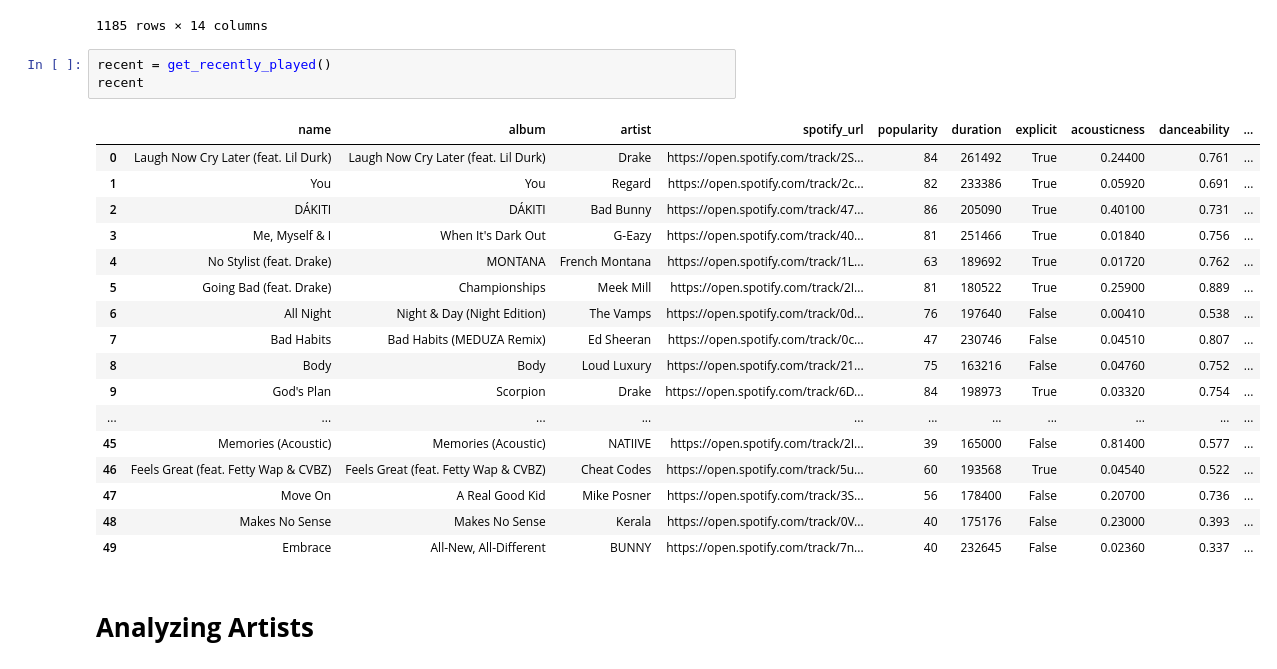
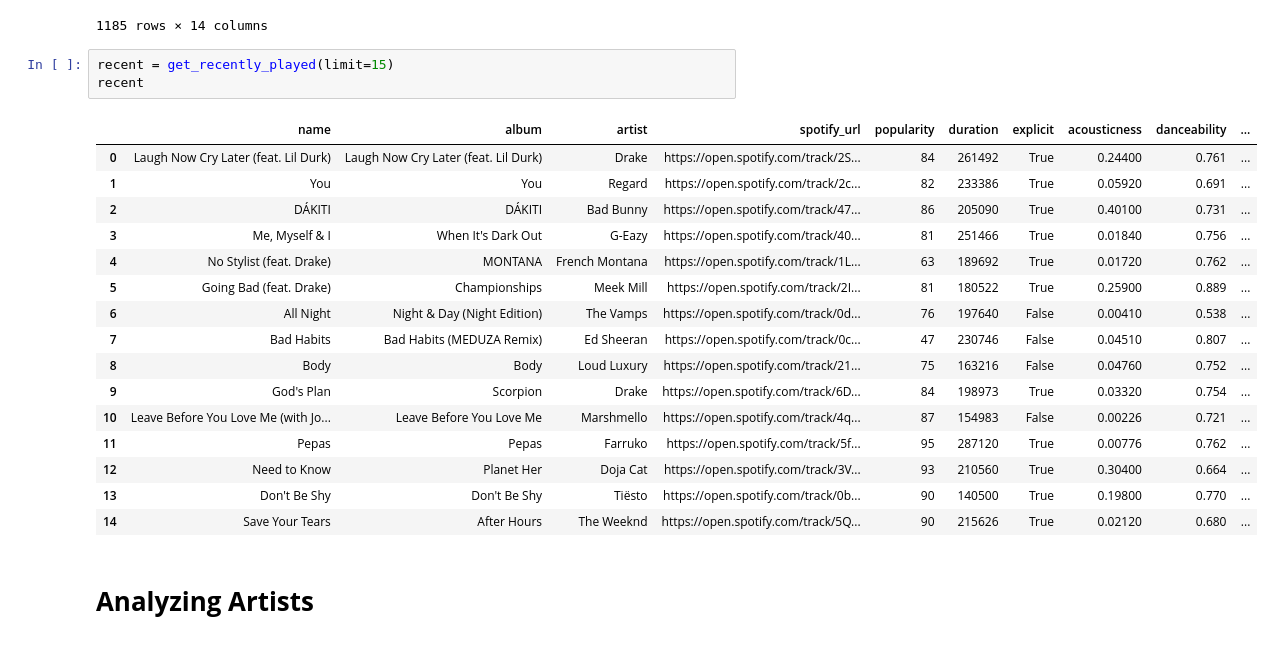
Before and after one commit to jonathanyin12/spotify-analysis, a Jupyter notebook: explore.ipynb, the cells around one changed output. Saved outputs shown, nothing was run; the diff lists cells and outputs as text.

```diff
--- a/explore.ipynb
+++ b/explore.ipynb
@@ -35,26 +35,25 @@ liked_tracks
 | 1184 | All For Love | All For Love | Tungevaag | https://open.spotify.com/track/5V... | 63 | 180484 | False | 0.14500 | 0.689 | ... |
 1185 rows × 14 columns
 # %%
-recent = get_recently_played()
+recent = get_recently_played(limit=15)
 recent
 # %% [output]
 |  | name | album | artist | spotify_url | popularity | duration | explicit | acousticness | danceability | ... |
 | 0 | Laugh Now Cry Later (feat. Lil Durk) | Laugh Now Cry Later (feat. Lil Durk) | Drake | https://open.spotify.com/track/2S... | 84 | 261492 | True | 0.24400 | 0.761 | ... |
 | 1 | You | You | Regard | https://open.spotify.com/track/2c... | 82 | 233386 | True | 0.05920 | 0.691 | ... |
 | 2 | DÁKITI | DÁKITI | Bad Bunny | https://open.spotify.com/track/47... | 86 | 205090 | True | 0.40100 | 0.731 | ... |
 | 3 | Me, Myself & I | When It's Dark Out | G-Eazy | https://open.spotify.com/track/40... | 81 | 251466 | True | 0.01840 | 0.756 | ... |
 | 4 | No Stylist (feat. Drake) | MONTANA | French Montana | https://open.spotify.com/track/1L... | 63 | 189692 | True | 0.01720 | 0.762 | ... |
 | 5 | Going Bad (feat. Drake) | Championships | Meek Mill | https://open.spotify.com/track/2I... | 81 | 180522 | True | 0.25900 | 0.889 | ... |
 | 6 | All Night | Night & Day (Night Edition) | The Vamps | https://open.spotify.com/track/0d... | 76 | 197640 | False | 0.00410 | 0.538 | ... |
 | 7 | Bad Habits | Bad Habits (MEDUZA Remix) | Ed Sheeran | https://open.spotify.com/track/0c... | 47 | 230746 | False | 0.04510 | 0.807 | ... |
 | 8 | Body | Body | Loud Luxury | https://open.spotify.com/track/21... | 75 | 163216 | False | 0.04760 | 0.752 | ... |
 | 9 | God's Plan | Scorpion | Drake | https://open.spotify.com/track/6D... | 84 | 198973 | True | 0.03320 | 0.754 | ... |
-| ... | ... | ... | ... | ... | ... | ... | ... | ... | ... | ... |
-| 45 | Memories (Acoustic) | Memories (Acoustic) | NATIIVE | https://open.spotify.com/track/2I... | 39 | 165000 | False | 0.81400 | 0.577 | ... |
-| 46 | Feels Great (feat. Fetty Wap & CVBZ) | Feels Great (feat. Fetty Wap & CVBZ) | Cheat Codes | https://open.spotify.com/track/5u... | 60 | 193568 | True | 0.04540 | 0.522 | ... |
-| 47 | Move On | A Real Good Kid | Mike Posner | https://open.spotify.com/track/3S... | 56 | 178400 | False | 0.20700 | 0.736 | ... |
-| 48 | Makes No Sense | Makes No Sense | Kerala | https://open.spotify.com/track/0V... | 40 | 175176 | False | 0.23000 | 0.393 | ... |
-| 49 | Embrace | All-New, All-Different | BUNNY | https://open.spotify.com/track/7n... | 40 | 232645 | False | 0.02360 | 0.337 | ... |
+| 10 | Leave Before You Love Me (with Jo... | Leave Before You Love Me | Marshmello | https://open.spotify.com/track/4q... | 87 | 154983 | False | 0.00226 | 0.721 | ... |
+| 11 | Pepas | Pepas | Farruko | https://open.spotify.com/track/5f... | 95 | 287120 | True | 0.00776 | 0.762 | ... |
+| 12 | Need to Know | Planet Her | Doja Cat | https://open.spotify.com/track/3V... | 93 | 210560 | True | 0.30400 | 0.664 | ... |
+| 13 | Don't Be Shy | Don't Be Shy | Tiësto | https://open.spotify.com/track/0b... | 90 | 140500 | True | 0.19800 | 0.770 | ... |
+| 14 | Save Your Tears | After Hours | The Weeknd | https://open.spotify.com/track/5Q... | 90 | 215626 | True | 0.02120 | 0.680 | ... |
 # %% [markdown]
 # **Analyzing Artists**
 # %%
```
Also changed, not shown: parts of 7 cells of this notebook, 1 other file.
